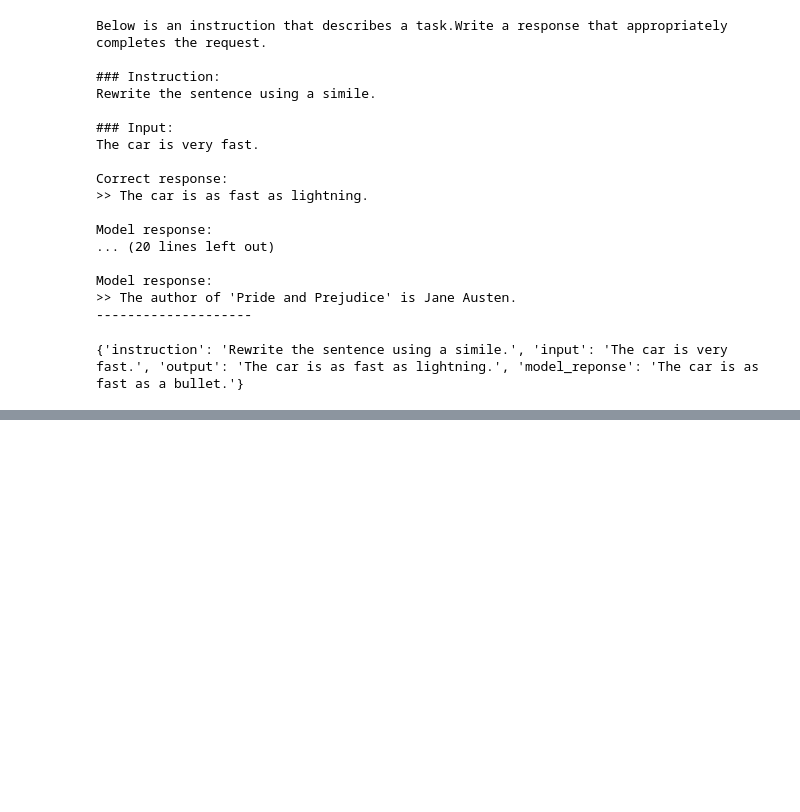
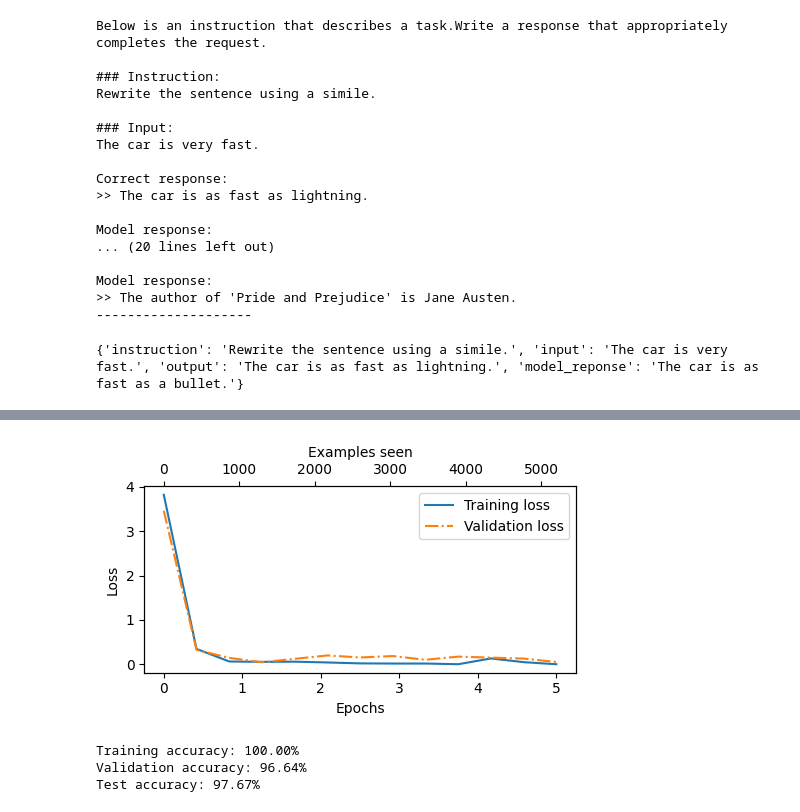
Before and after one commit to Shreyans06/LLMs-understanding, a Jupyter notebook: Fine_tuning.ipynb, the cells around one changed output, grey strips where cells are left out. Saved outputs shown, nothing was run; the diff lists cells and outputs as text; code cells hidden in the pictures; blank space fills up the shorter version.

Commit message:
Added LoRA - FT example

```diff
--- a/Fine_tuning.ipynb
+++ b/Fine_tuning.ipynb
@@ -1192,0 +1233,10 @@ print(test_data[0])
+# %%
+import torch
+import tiktoken
+tokenizer = tiktoken.get_encoding("gpt2")
+
+train_dataset = SpamDataset("train.csv", max_length=None, tokenizer=tokenizer)
+
+val_dataset = SpamDataset("val.csv", max_length=train_dataset.max_length, tokenizer=tokenizer)
+
+test_dataset = SpamDataset("test.csv", max_length=train_dataset.max_length, tokenizer=tokenizer)
@@ -1192,0 +1348,6 @@ print(test_data[0])
+# %%
+torch.manual_seed(123)
+num_classes = 2
+model.out_head = torch.nn.Linear(in_features=768, out_features=num_classes)
+device = torch.device("cuda" if torch.cuda.is_available() else "cpu")
+model.to(device)
@@ -1192,0 +1442,4 @@ print(test_data[0])
+# %%
+device = torch.device("cuda" if torch.cuda.is_available() else "cpu")
+model.to(device)
+print(model)
@@ -1192,0 +1495,18 @@ print(test_data[0])
+# %%
+import time
+
+start_time = time.time()
+torch.manual_seed(123)
+optimizer = torch.optim.AdamW(
+    model.parameters() , lr=8e-4, weight_decay=0.1
+)
+
+num_epochs = 5
+train_losses, val_losses, train_accs, val_accs, examples_seen = \
+  train_classifier_simple_class(
+      model, train_loader, val_loader, optimizer, device,
+      num_epochs=num_epochs, eval_freq=50, eval_iter=5
+  )
+end_time = time.time()
+execution_time_minutes = (end_time - start_time) / 60
+print(f"Training completed in {execution_time_minutes:.2f} minutes.")
@@ -1192,0 +1533,21 @@ print(test_data[0])
+# %%
+epochs_tensor = torch.linspace(0, num_epochs, len(train_losses))
+examples_seen_tensor = torch.linspace(0, examples_seen, len(train_losses))
+plot_values(
+    epochs_tensor, examples_seen_tensor,
+    train_losses, val_losses, label="loss"
+)
+# %% [output]
+[figure, added]
+# %%
+train_accuracy = calc_accuracy_loader(train_loader, model, device)
+val_accuracy = calc_accuracy_loader(val_loader, model, device)
+test_accuracy = calc_accuracy_loader(test_loader, model, device)
+
+print(f"Training accuracy: {train_accuracy*100:.2f}%")
+print(f"Validation accuracy: {val_accuracy*100:.2f}%")
+print(f"Test accuracy: {test_accuracy*100:.2f}%")
+# %% [output]
+Training accuracy: 100.00%
+Validation accuracy: 96.64%
+Test accuracy: 97.67%
```
Also changed, not shown: parts of 27 cells of this notebook.
